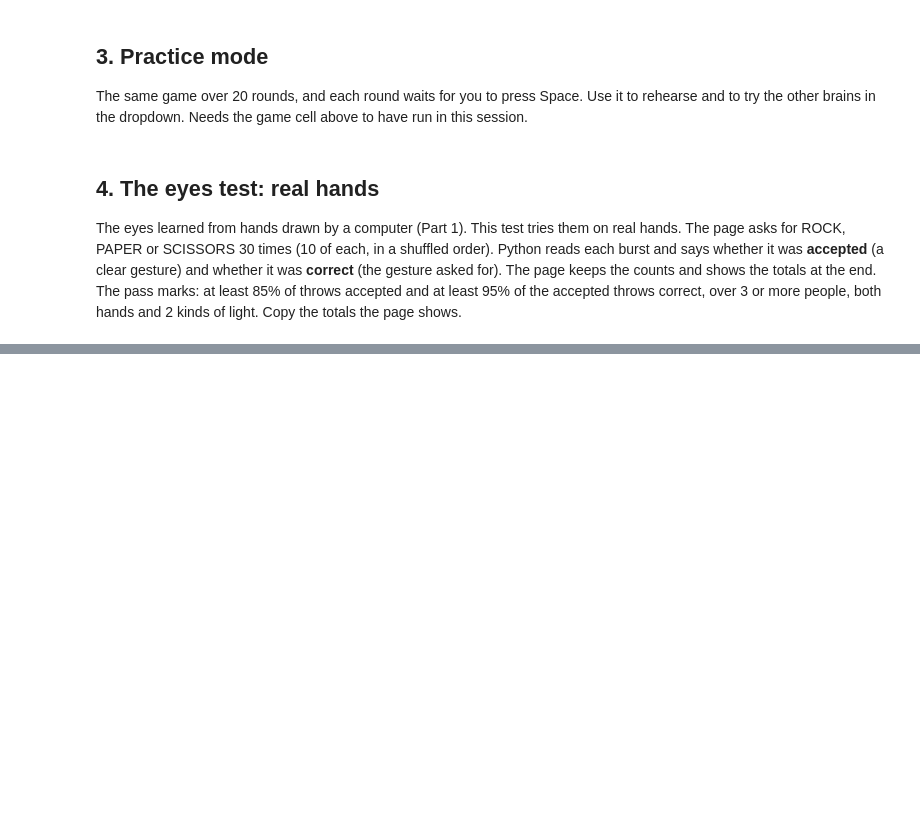
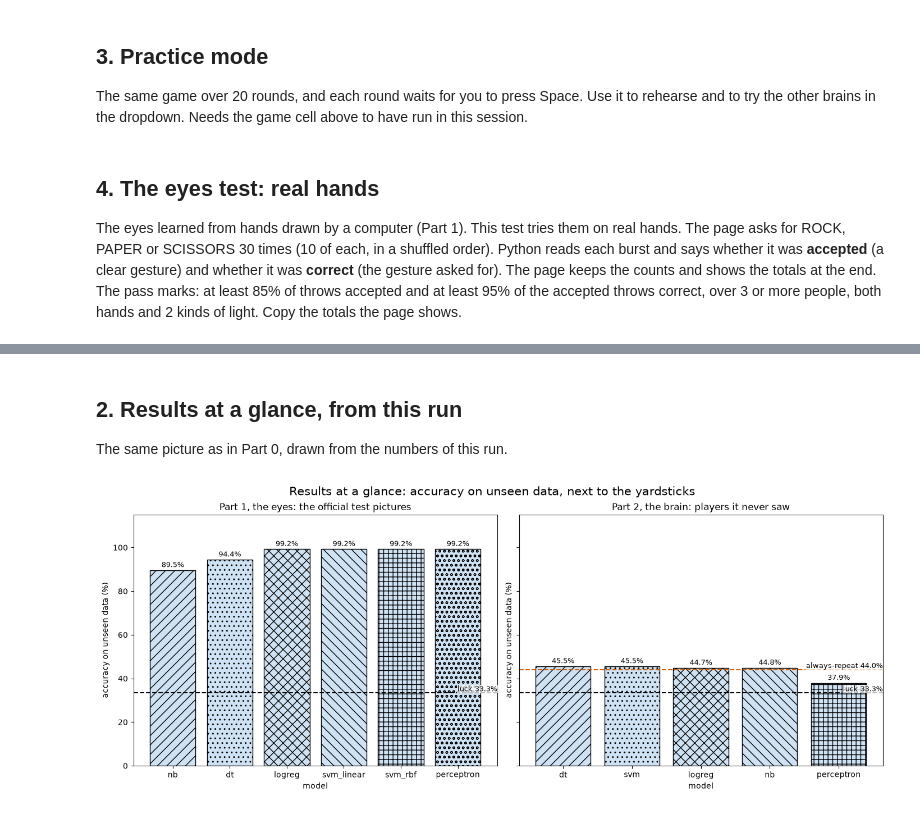
Before and after one commit to Krishpotanwar/mind-reader, a Jupyter notebook: notebook/MindReader.ipynb, the cells around one changed output, grey strips where cells are left out. Cells and saved outputs as stored; diff of their text form; code cells hidden in the pictures; blank space fills up the shorter version.

Commit message:
feat: match report, pilot logging, part 4

```diff
--- a/notebook/MindReader.ipynb
+++ b/notebook/MindReader.ipynb
@@ -1501,0 +1583,10 @@ if LIVE and "READER" in globals():
+# %% [markdown]
+## 2. Results at a glance, from this run
+The same picture as in Part 0, drawn from the numbers of this run.
+# %%
+from mindreader.plots import glance_figure
+
+fig = glance_figure(METRICS)
+plt.show()
+# %% [output]
+[figure, added]
```
Also changed, not shown: parts of 15 cells of this notebook, 16 other files.
